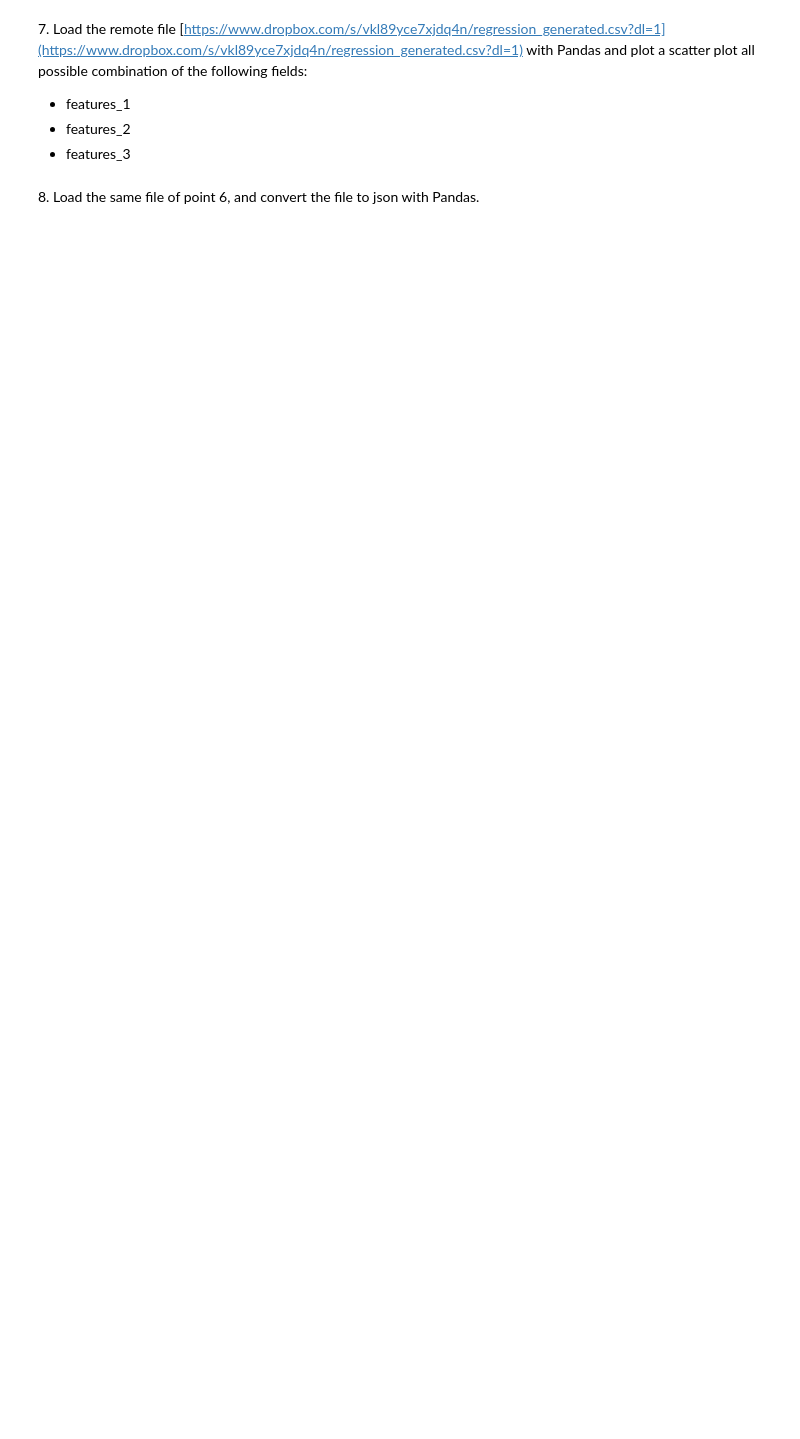
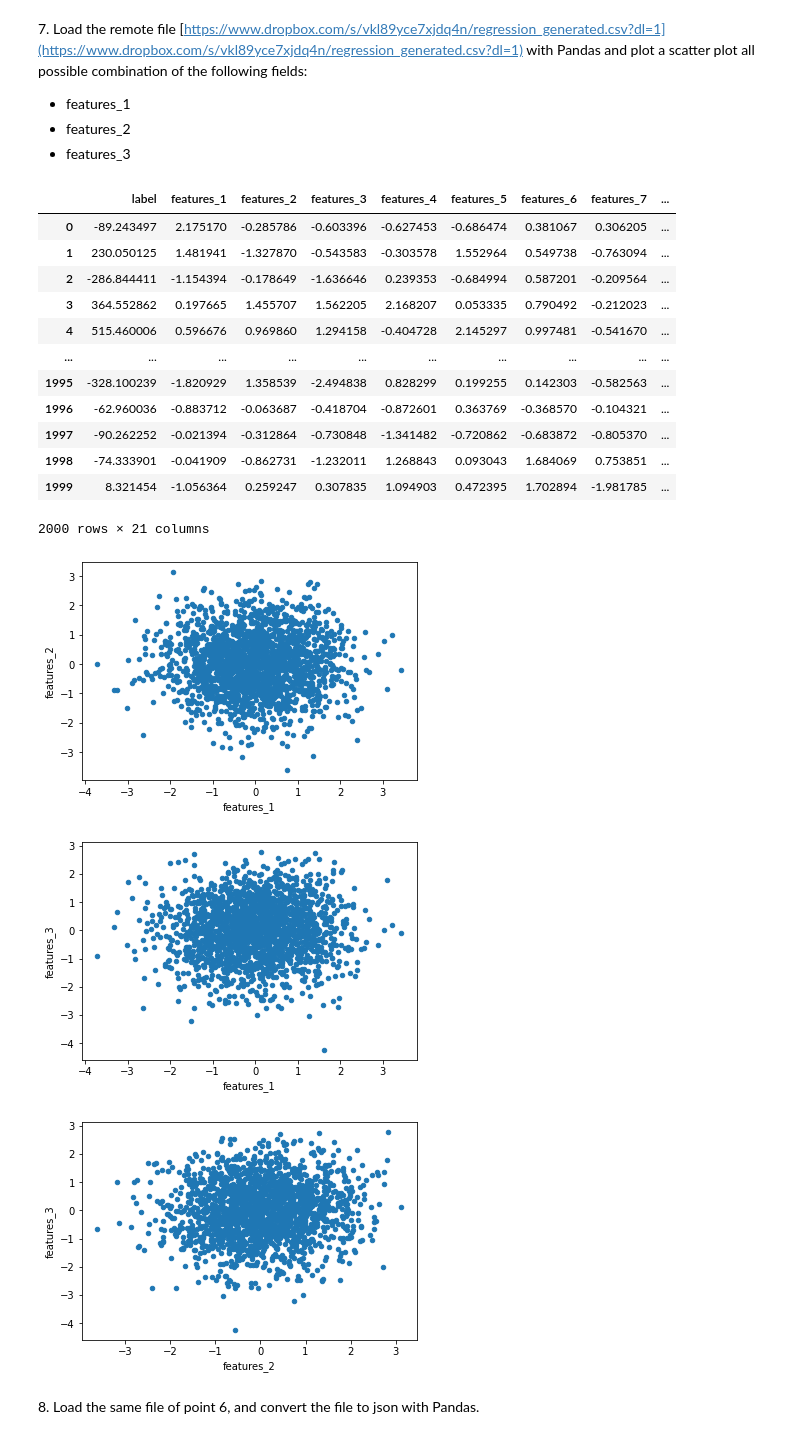
Before and after one commit to tommasoguercio/LaboratoryOfComputationalPhysics_Y5, a Jupyter notebook: 05ex_OSEMN.ipynb, the cells around one changed output. Cells and saved outputs as stored; diff of their text form; code cells hidden in the pictures; blank space fills up the shorter version.

```diff
--- a/05ex_OSEMN.ipynb
+++ b/05ex_OSEMN.ipynb
@@ -16,3 +30,20 @@ Each line correspond to a credit card number.
 Each character is composed by 6 bit (even the space) and the last 4 bit are just a padding
 
 **hint**: use the `chr()` function to convert a number to a char
+# %%
+# nnnn nnnn nnnn nnnn1010\r\n
+# 19*6 + 6 = 20*6
+# tot = 120 bit per row
+# ASCII: SPACE = 10 0000
+#        DIGIT = 11 xxxx
+#      PADDING = 10 10\n\r
+# chr(x): x:dec -> ASCII char
+import struct, time
+
+with  open('credit_card.dat','rb') as file:
+    file_content=file.read()
+    word_size = 6
+
+    for i in range(0, len(file_content), word_size):
+        num = chr(int(file_content[i:i+word_size], base=2))
+        print(num, end='')
@@ -19,5 +68,18 @@ Each character is composed by 6 bit (even the space) and the last 4 bit are just
 # %% [markdown]
 5\. Load the file "user_data.json", filter the data by the "CreditCardType" field equals to "American Express". Than save the data a to CSV.
+# %%
+import csv
+import json
+
+data = json.load(open('user_data.json'))
+
+with open('user_data.csv', 'w', newline='') as f:
+    writer = csv.writer(f)
+    writer.writerow(data[0]) #header
+
+    for i in range(len(data)):
+        if data[i]['CreditCardType'] == "American Express":
+            writer.writerow(data[i].values())
 # %% [markdown]
 6\. Load the file from this url: [https://www.dropbox.com/s/7u3lm737ogbqsg8/mushrooms_categorized.csv?dl=1](https://www.dropbox.com/s/7u3lm737ogbqsg8/mushrooms_categorized.csv?dl=1) with Pandas.
 + Explore the data (see the info of the data)
@@ -28,5 +101,36 @@ Each character is composed by 6 bit (even the space) and the last 4 bit are just
   + features_1
   + features_2
   + features_3
+# %%
+file_name="/Users/tommy/data/regression_generated.csv"
+data=pd.read_csv(file_name)
+
+col_names = ["features_"+str(i) for i in range(1,21)]
+data.columns=['label']+col_names
+
+%matplotlib inline
+
+data.plot.scatter(col_names[0], col_names[1])
+data.plot.scatter(col_names[0], col_names[2])
+data.plot.scatter(col_names[1], col_names[2])
+
+data
+# %% [output]
+|  | label | features_1 | features_2 | features_3 | features_4 | features_5 | features_6 | features_7 | ... |
+| 0 | -89.243497 | 2.175170 | -0.285786 | -0.603396 | -0.627453 | -0.686474 | 0.381067 | 0.306205 | ... |
+| 1 | 230.050125 | 1.481941 | -1.327870 | -0.543583 | -0.303578 | 1.552964 | 0.549738 | -0.763094 | ... |
+| 2 | -286.844411 | -1.154394 | -0.178649 | -1.636646 | 0.239353 | -0.684994 | 0.587201 | -0.209564 | ... |
+| 3 | 364.552862 | 0.197665 | 1.455707 | 1.562205 | 2.168207 | 0.053335 | 0.790492 | -0.212023 | ... |
+| 4 | 515.460006 | 0.596676 | 0.969860 | 1.294158 | -0.404728 | 2.145297 | 0.997481 | -0.541670 | ... |
+| ... | ... | ... | ... | ... | ... | ... | ... | ... | ... |
+| 1995 | -328.100239 | -1.820929 | 1.358539 | -2.494838 | 0.828299 | 0.199255 | 0.142303 | -0.582563 | ... |
+| 1996 | -62.960036 | -0.883712 | -0.063687 | -0.418704 | -0.872601 | 0.363769 | -0.368570 | -0.104321 | ... |
+| 1997 | -90.262252 | -0.021394 | -0.312864 | -0.730848 | -1.341482 | -0.720862 | -0.683872 | -0.805370 | ... |
+| 1998 | -74.333901 | -0.041909 | -0.862731 | -1.232011 | 1.268843 | 0.093043 | 1.684069 | 0.753851 | ... |
+| 1999 | 8.321454 | -1.056364 | 0.259247 | 0.307835 | 1.094903 | 0.472395 | 1.702894 | -1.981785 | ... |
+2000 rows × 21 columns
+[figure, added]
+[figure, added]
+[figure, added]
 # %% [markdown]
 8\. Load the same file of point 6, and convert the file to json with Pandas.
```
Also changed, not shown: parts of 6 cells of this notebook.
